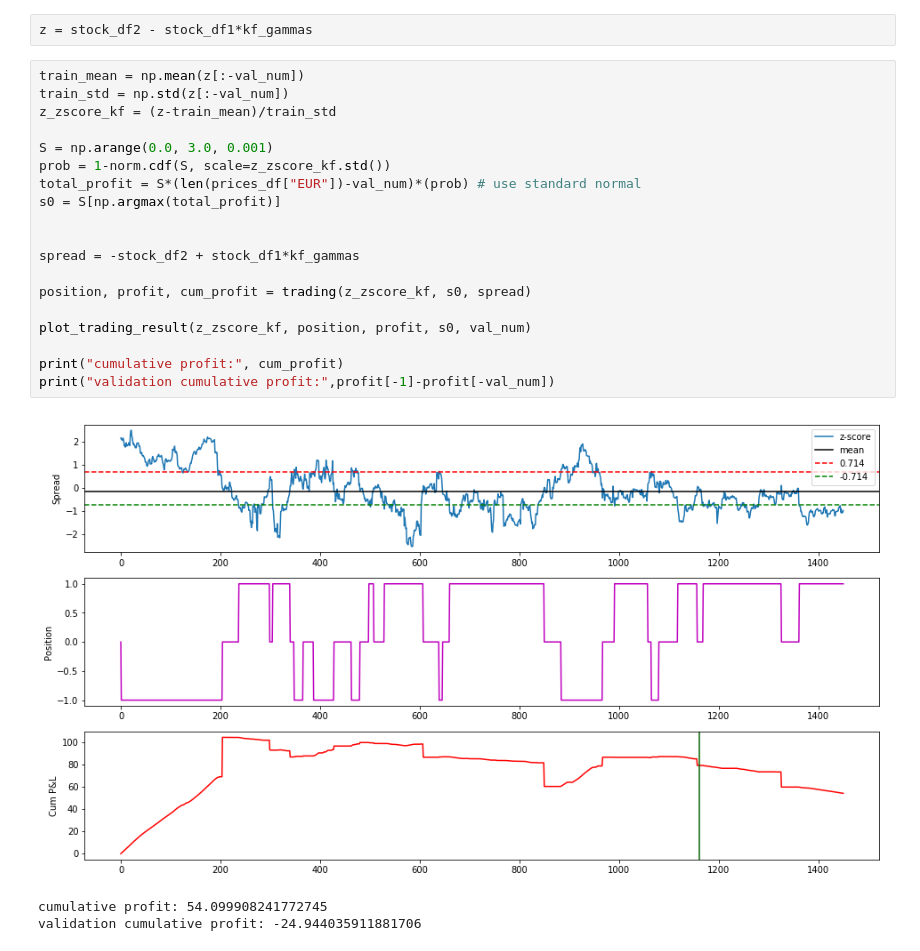
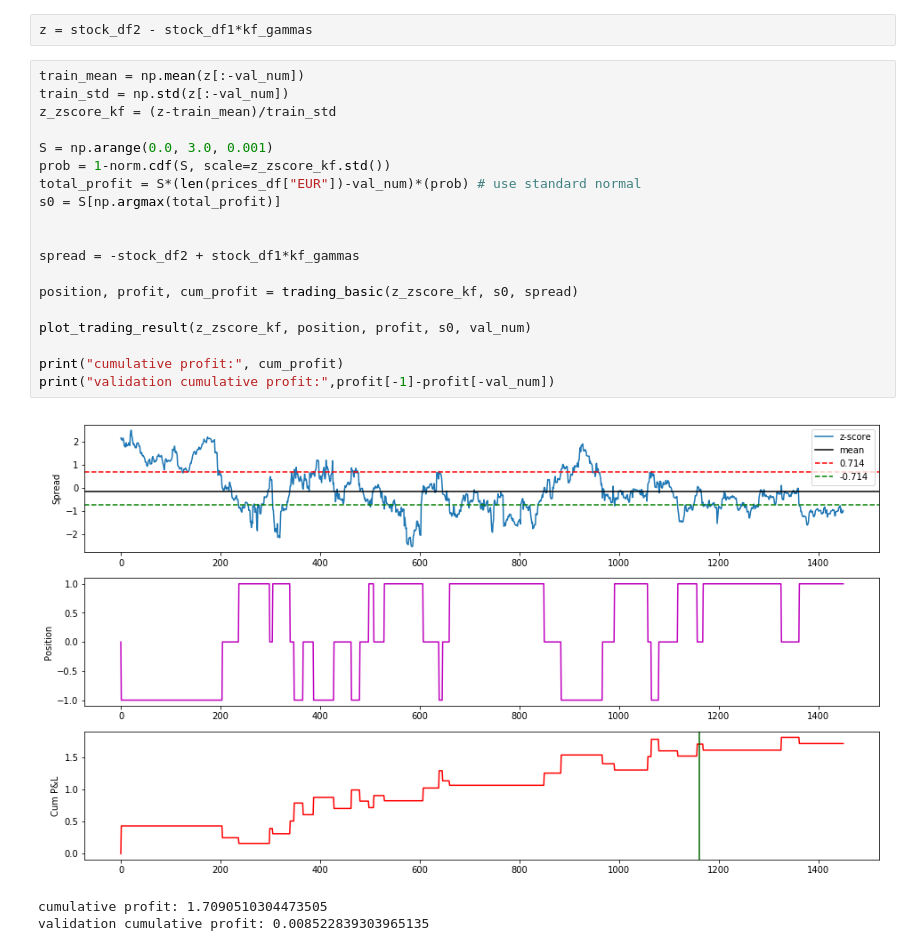
Before and after one commit to thtang/Pair-trading, a Jupyter notebook: src/pair_trading_dev.ipynb, the cells around one changed output. Drawn from its saved outputs; the diff is of its cells as text.

Commit message:
mod trading algo and add reference

```diff
--- a/src/pair_trading_dev.ipynb
+++ b/src/pair_trading_dev.ipynb
@@ -229,23 +228,23 @@ z = stock_df2 - stock_df1*kf_gammas
 # %%
 train_mean = np.mean(z[:-val_num])
 train_std = np.std(z[:-val_num])
 z_zscore_kf = (z-train_mean)/train_std
 
 S = np.arange(0.0, 3.0, 0.001)
 prob = 1-norm.cdf(S, scale=z_zscore_kf.std())
 total_profit = S*(len(prices_df["EUR"])-val_num)*(prob) # use standard normal
 s0 = S[np.argmax(total_profit)]
 
 
 spread = -stock_df2 + stock_df1*kf_gammas
 
-position, profit, cum_profit = trading(z_zscore_kf, s0, spread)
+position, profit, cum_profit = trading_basic(z_zscore_kf, s0, spread)
 
 plot_trading_result(z_zscore_kf, position, profit, s0, val_num)
 
 print("cumulative profit:", cum_profit)
 print("validation cumulative profit:",profit[-1]-profit[-val_num])
 # %% [output]
-[figure, old version]
+[figure, new version]
-cumulative profit: 54.099908241772745
-validation cumulative profit: -24.944035911881706
+cumulative profit: 1.7090510304473505
+validation cumulative profit: 0.008522839303965135
```
Also changed, not shown: parts of 4 cells of this notebook, 3 other files.
